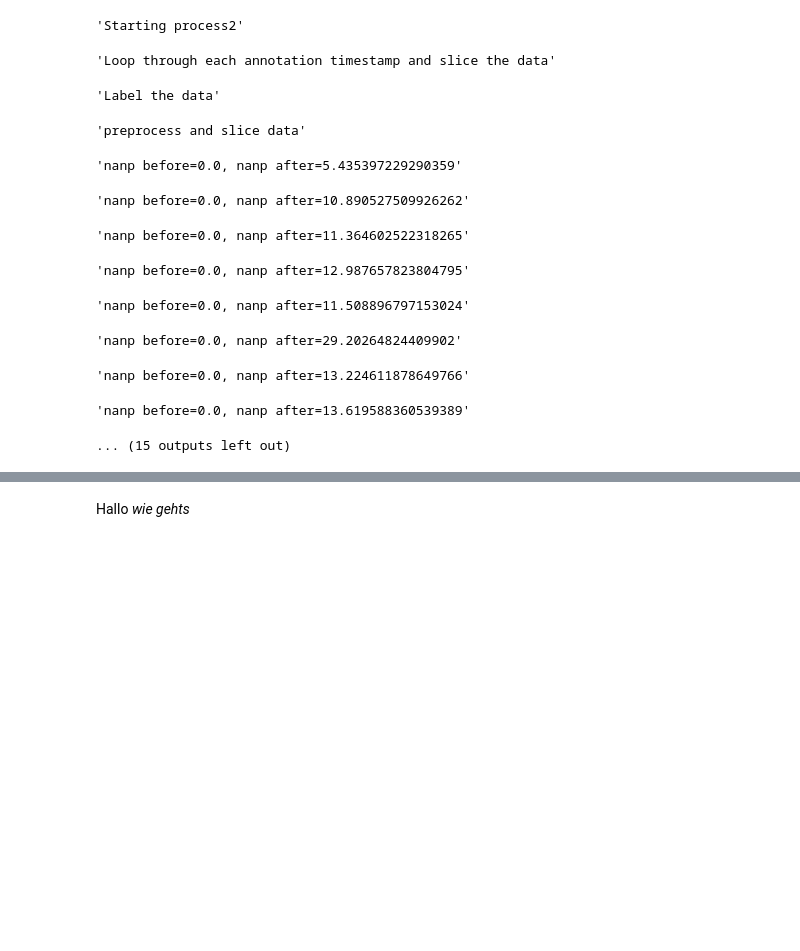
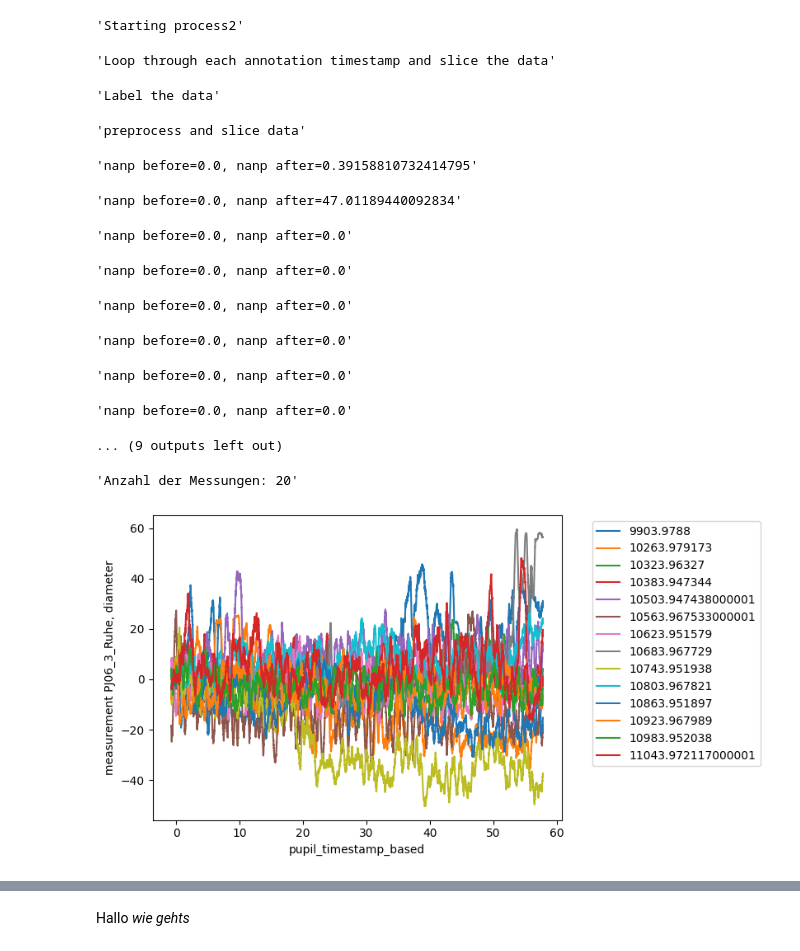
Before and after one commit to KathaMei/Pupille, a Jupyter notebook: notebooks/smooth.ipynb, the cells around one changed output, grey strips where cells are left out. Cells and saved outputs as stored; diff of their text form; code cells hidden in the pictures; blank space fills up the shorter version.

Commit message:
zscore filtering. script for batch preprocessing of data

```diff
--- a/notebooks/smooth.ipynb
+++ b/notebooks/smooth.ipynb
@@ -41,7 +41,7 @@ def noplot(df,text,xcol,ycol):
 
 
 if os.getlogin()=='marco':
-    subject_id="PJ11_4_Ruhe"
+    subject_id="PJ06_3_Ruhe"
     data_dir="/home/marco/Nextcloud/KatharinaBeispieldaten/"
 else:
     subject_id="PJ15_1_Ruhe"
@@ -79,35 +79,36 @@ if False:
                 if what_pf.valid:
                     what=what_pf.data
                 plotting.plot_preprocessed(what,f"frame @what.pupil_timestamp[0]","pupil_timestamp_based",f"{field}_gated")
-
-
-display(f"Anzahl der Messungen: {len(eye0.frames)}")
-sub=None
-i=0
-for what_pf in eye0.frames:
-    #display(what_pf)
-    if what_pf.valid:
-        what=what_pf.data
-        ts=what['pupil_timestamp'].iloc[0]
-        preprocessing.create_baseline_column(what, f'{field}_original',f'{field}_original_baseline')
-        sub=what.plot(ax=sub, x='pupil_timestamp_based', y=[f'{field}_baseline'], ylabel='baseline adjusted pupil size', kind='line')
-        sub.set_ylabel(f'measurement {subject_id}, {field}')
-         # Adjust the position of the legend
-        legend = sub.legend()
-        legend.set_bbox_to_anchor((1.5, 1))  # Adjust the position of the legend box
 # %% [output]
 'Starting process2'
 'Loop through each annotation timestamp and slice the data'
 'Label the data'
 'preprocess and slice data'
-'nanp before=0.0, nanp after=5.435397229290359'
+'nanp before=0.0, nanp after=0.39158810732414795'
-'nanp before=0.0, nanp after=10.890527509926262'
+'nanp before=0.0, nanp after=47.01189440092834'
-'nanp before=0.0, nanp after=11.364602522318265'
+'nanp before=0.0, nanp after=0.0'
-'nanp before=0.0, nanp after=12.987657823804795'
+'nanp before=0.0, nanp after=0.0'
-'nanp before=0.0, nanp after=11.508896797153024'
+'nanp before=0.0, nanp after=0.0'
-'nanp before=0.0, nanp after=29.20264824409902'
+'nanp before=0.0, nanp after=0.0'
-'nanp before=0.0, nanp after=13.224611878649766'
+'nanp before=0.0, nanp after=0.0'
-'nanp before=0.0, nanp after=13.619588360539389'
+'nanp before=0.0, nanp after=0.0'
-... (15 outputs left out)
+... (9 outputs left out)
 # %%
-### Use datamatrix from pydatamatrix.eu to fill in blinking gaps
+display(f"Anzahl der Messungen: {len(eye0.frames)}")
+sub=None
+i=0
+for what_pf in eye0.frames:
+    #display(what_pf)
+    if what_pf.valid:
+        what=what_pf.data
+        ts=what_pf.annotation_ts
+        # ts=what['pupil_timestamp'].iloc[0]
+        # preprocessing.create_baseline_column(what, f'{field}_original',f'{field}_original_baseline')
+        sub=what.plot(ax=sub, x='pupil_timestamp_based', y=f'{field}_baseline', ylabel='baseline adjusted pupil size', kind='line',label=ts)
+        sub.set_ylabel(f'measurement {subject_id}, {field}')
+         # Adjust the position of the legend
+        legend = sub.legend()
+        legend.set_bbox_to_anchor((1.5, 1))  # Adjust the position of the legend box
+# %% [output]
+'Anzahl der Messungen: 20'
+[figure, added]
```
Also changed, not shown: parts of 4 cells of this notebook, 6 other files.
